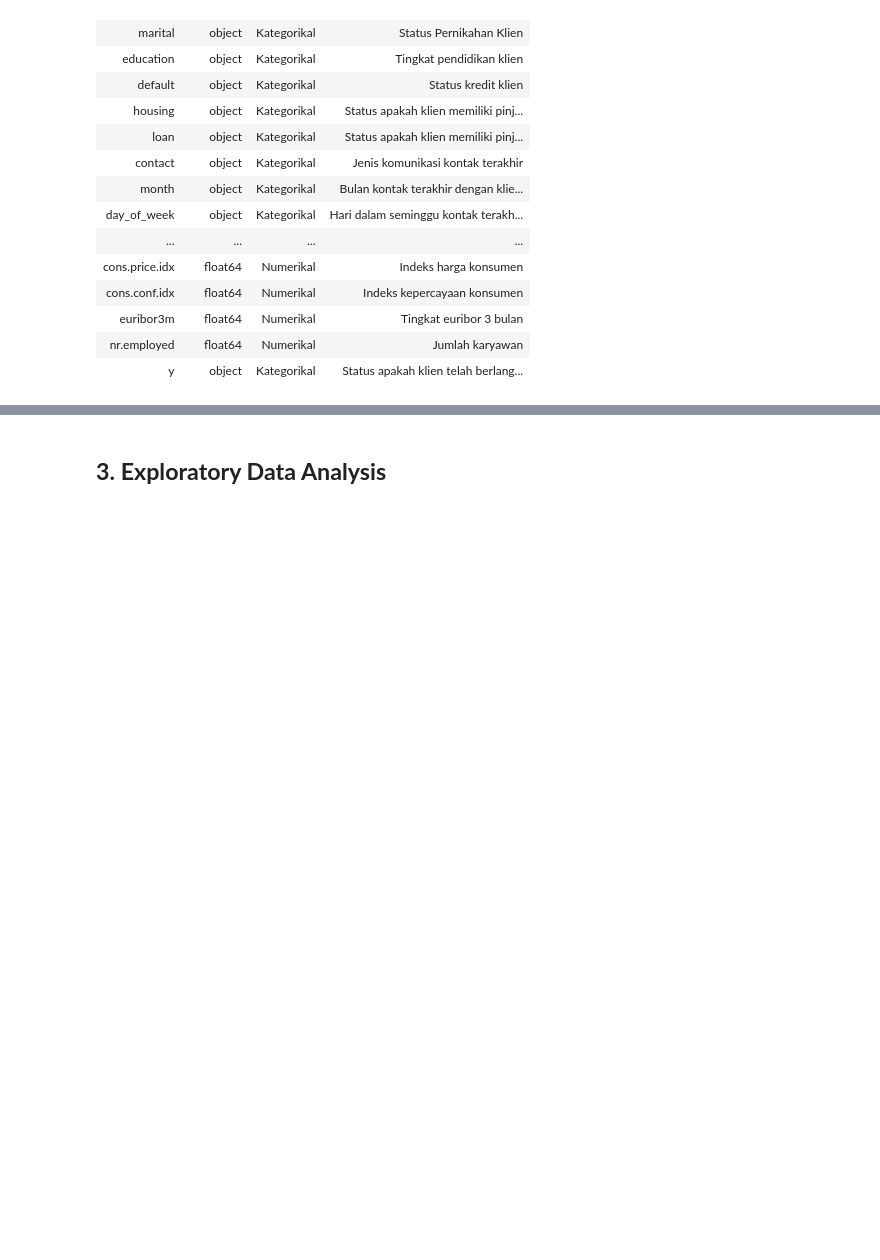
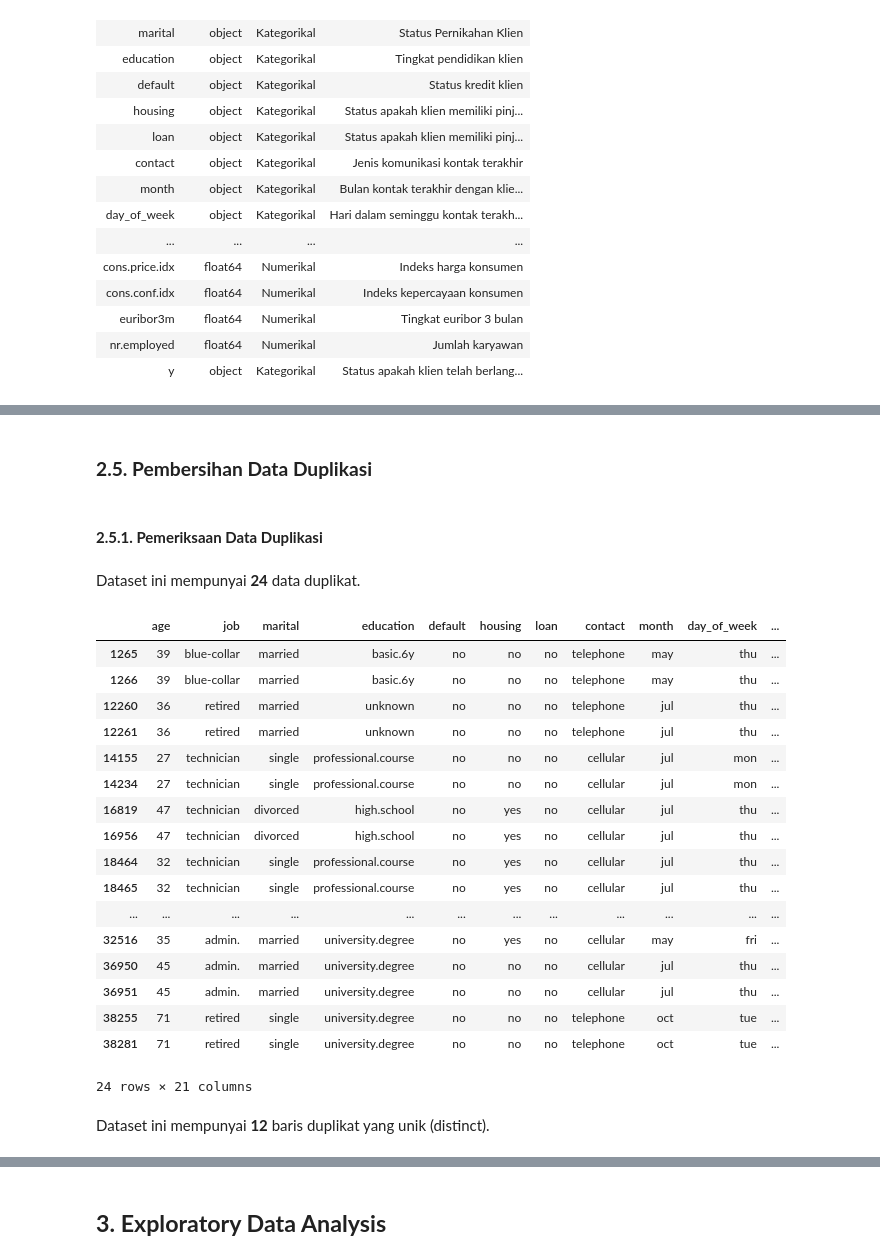
Before and after one commit to purbaronny/prwdhk-ds-group-final, a Jupyter notebook: src/solution.ipynb, the cells around one changed output, grey strips where cells are left out. Cells and saved outputs as stored; diff of their text form; code cells hidden in the pictures; blank space fills up the shorter version.

```diff
--- a/src/solution.ipynb
+++ b/src/solution.ipynb
@@ -148,0 +161,48 @@ display(HTML(html_centered))
+# %% [markdown]
+### **2.5. Pembersihan Data Duplikasi**
+# %% [markdown]
+#### **2.5.1. Pemeriksaan Data Duplikasi**
+# %%
+duplicate_rows_size = df.duplicated(keep=False).sum()
+display(Markdown(f"Dataset ini mempunyai **{duplicate_rows_size}** data duplikat."))
+# %% [output]
+Dataset ini mempunyai **24** data duplikat.
+# %%
+# Ambil baris-baris yang duplikat
+duplicate_rows = df[df.duplicated(keep=False)]
+
+# Tampilkan seluruh baris duplikat dalam bentuk tabel
+display(duplicate_rows)
+# %% [output]
+|  | age | job | marital | education | default | housing | loan | contact | month | day_of_week | ... |
+| 1265 | 39 | blue-collar | married | basic.6y | no | no | no | telephone | may | thu | ... |
+| 1266 | 39 | blue-collar | married | basic.6y | no | no | no | telephone | may | thu | ... |
+| 12260 | 36 | retired | married | unknown | no | no | no | telephone | jul | thu | ... |
+| 12261 | 36 | retired | married | unknown | no | no | no | telephone | jul | thu | ... |
+| 14155 | 27 | technician | single | professional.course | no | no | no | cellular | jul | mon | ... |
+| 14234 | 27 | technician | single | professional.course | no | no | no | cellular | jul | mon | ... |
+| 16819 | 47 | technician | divorced | high.school | no | yes | no | cellular | jul | thu | ... |
+| 16956 | 47 | technician | divorced | high.school | no | yes | no | cellular | jul | thu | ... |
+| 18464 | 32 | technician | single | professional.course | no | yes | no | cellular | jul | thu | ... |
+| 18465 | 32 | technician | single | professional.course | no | yes | no | cellular | jul | thu | ... |
+| ... | ... | ... | ... | ... | ... | ... | ... | ... | ... | ... | ... |
+| 32516 | 35 | admin. | married | university.degree | no | yes | no | cellular | may | fri | ... |
+| 36950 | 45 | admin. | married | university.degree | no | no | no | cellular | jul | thu | ... |
+| 36951 | 45 | admin. | married | university.degree | no | no | no | cellular | jul | thu | ... |
+| 38255 | 71 | retired | single | university.degree | no | no | no | telephone | oct | tue | ... |
+| 38281 | 71 | retired | single | university.degree | no | no | no | telephone | oct | tue | ... |
+24 rows × 21 columns
+# %%
+# Ambil semua baris yang merupakan duplikat (baik salinan pertama maupun selanjutnya)
+duplicate_rows_all = df[df.duplicated(keep=False)]
+
+# Ambil hanya satu baris unik dari setiap grup duplikat
+duplicate_rows_distinct = duplicate_rows_all.drop_duplicates()
+
+# Hitung jumlah baris unik yang termasuk duplikat
+duplicate_rows_distinct_size = duplicate_rows_distinct.shape[0]
+
+# Tampilkan informasinya
+display(Markdown(f"Dataset ini mempunyai **{duplicate_rows_distinct_size}** baris duplikat yang unik (distinct)."))
+# %% [output]
+Dataset ini mempunyai **12** baris duplikat yang unik (distinct).
```
Also changed, not shown: parts of 8 cells of this notebook.
